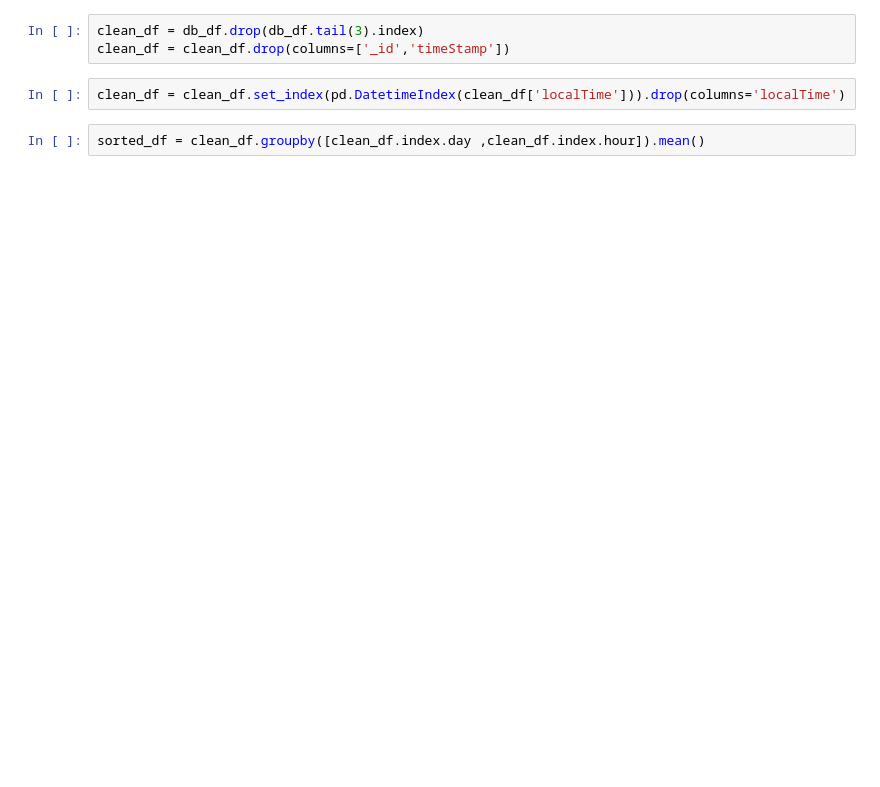
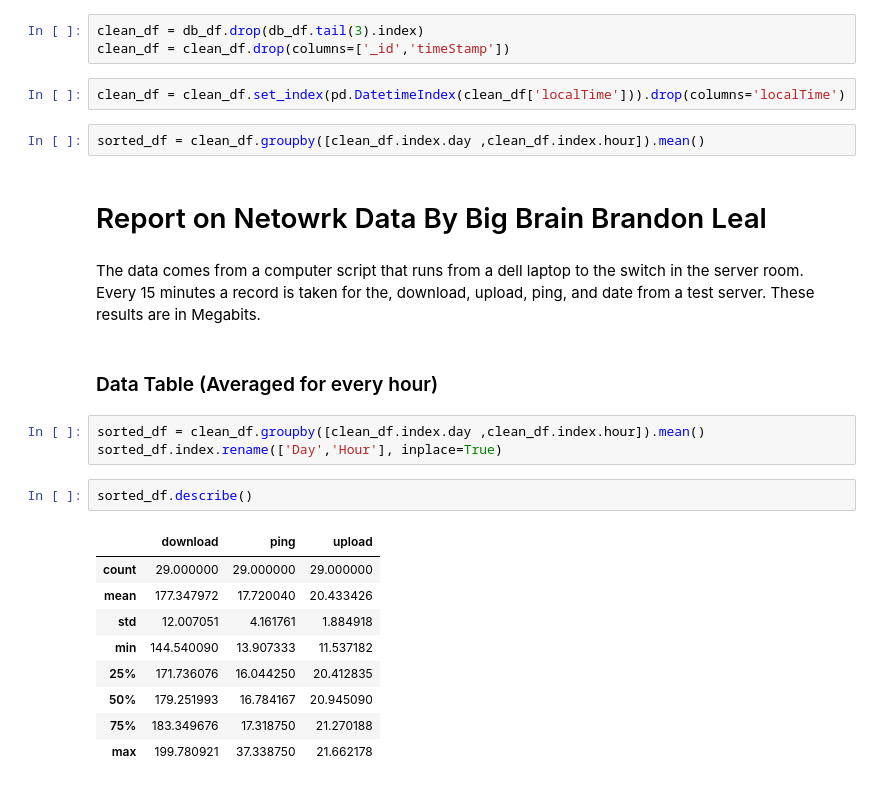
Before and after one commit to FunFighter/Network-Records, a Jupyter notebook: DataCleaning.ipynb, the cells around one changed output. Drawn from its saved outputs; the diff is of its cells as text; blank space fills up the shorter version.

```diff
--- a/DataCleaning.ipynb
+++ b/DataCleaning.ipynb
@@ -29,6 +30,29 @@ clean_df = clean_df.drop(columns=['_id','timeStamp'])
 clean_df = clean_df.set_index(pd.DatetimeIndex(clean_df['localTime'])).drop(columns='localTime')
 # %%
 sorted_df = clean_df.groupby([clean_df.index.day ,clean_df.index.hour]).mean()
+# %% [markdown]
+# Report on Netowrk Data By Big Brain Brandon Leal
+# %% [markdown]
+The data comes from a computer script that runs from a dell laptop to the switch in the server room.
+Every 15 minutes a record is taken for the, download, upload, ping, and date from a test server.
+These results are in Megabits.
+# %% [markdown]
+### Data Table (Averaged for every hour)
+# %%
+sorted_df = clean_df.groupby([clean_df.index.day ,clean_df.index.hour]).mean()
+sorted_df.index.rename(['Day','Hour'], inplace=True)
+# %%
+sorted_df.describe()
+# %% [output]
+|  | download | ping | upload |
+| count | 29.000000 | 29.000000 | 29.000000 |
+| mean | 177.347972 | 17.720040 | 20.433426 |
+| std | 12.007051 | 4.161761 | 1.884918 |
+| min | 144.540090 | 13.907333 | 11.537182 |
+| 25% | 171.736076 | 16.044250 | 20.412835 |
+| 50% | 179.251993 | 16.784167 | 20.945090 |
+| 75% | 183.349676 | 17.318750 | 21.270188 |
+| max | 199.780921 | 37.338750 | 21.662178 |
 # %%
 sorted_df
 # %% [output]
```
Also changed, not shown: parts of 9 cells of this notebook.
